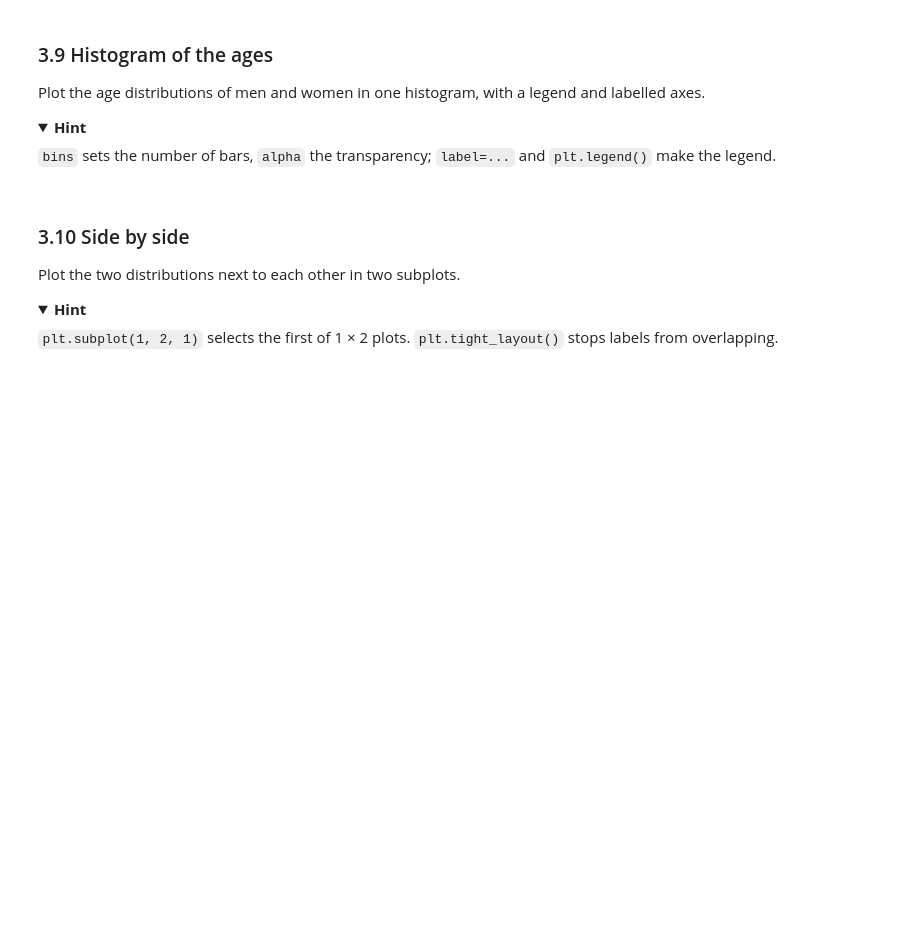
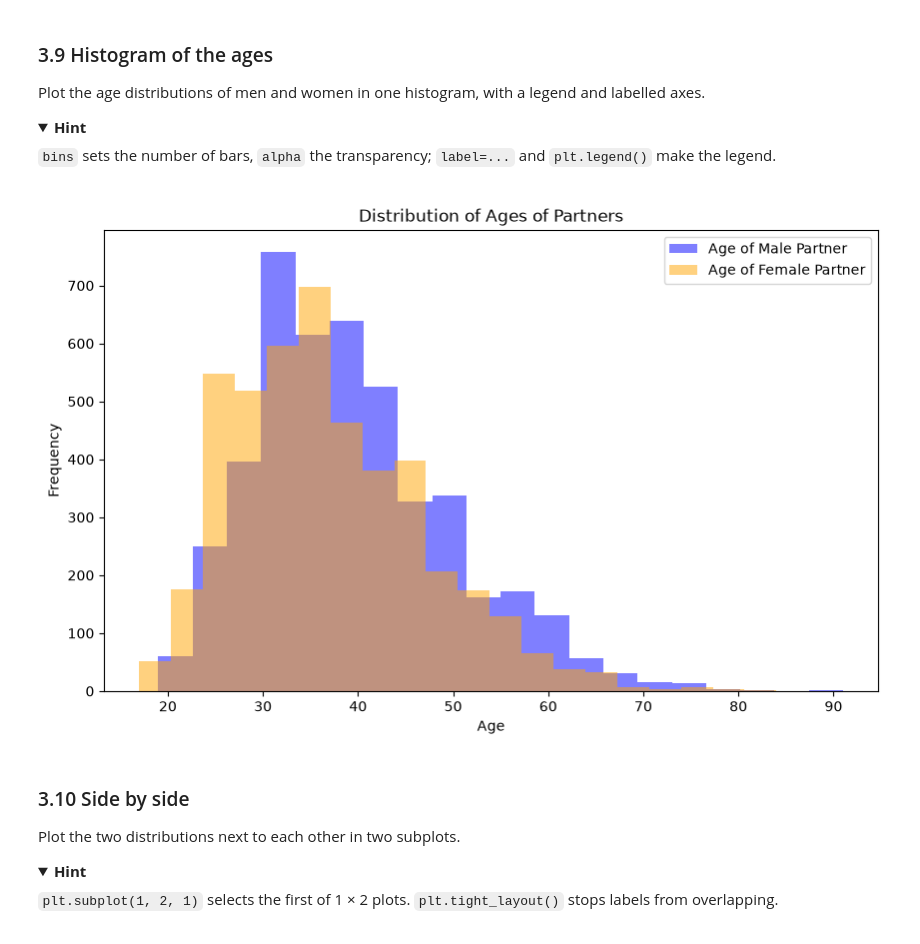
Before and after one commit to MathildevdH/Cognitive_Data_Science, a Jupyter notebook: UvACDS_Python_Exercise_2_analyzing_a_dataset.ipynb, the cells around one changed output. Cells and saved outputs as stored; diff of their text form; code cells hidden in the pictures; folded sections open; blank space fills up the shorter version.

```diff
--- a/UvACDS_Python_Exercise_2_analyzing_a_dataset.ipynb
+++ b/UvACDS_Python_Exercise_2_analyzing_a_dataset.ipynb
@@ -23,3 +40,6 @@ import matplotlib.pyplot as plt
 
 ### 2.1 Load the dataset
 Load `data/divorces_2000-2015_translated.csv` into `df_divorce` and show the first 10 rows.
+# %%
+df_divorce = pd.read_csv('data/divorces_2000-2015_translated.csv')
+df_divorce.head(10) # Load your dataset here
@@ -37,3 +116,6 @@ Compute statistics of the numeric columns. Any strange minimum or maximum values
 
 ### 3.1 Select columns
 Make a DataFrame `df_ages` with only `'Age_partner_man'`, `'Age_partner_woman'` and `'Marriage_duration'`.
+# %%
+df_ages = df_divorce[['Age_partner_man', 'Age_partner_woman', 'Marriage_duration']].copy()
+df_ages.head(100)
@@ -60,3 +178,7 @@ Keep only the rows where all three values are known.
 `.dropna()`
 
 </details>
+# %%
+df_ages_corrected = df_ages.dropna() # Drop rows with missing values in df_ages
+for column in df_ages_corrected.columns:
+    print(f"Column '{column}' has {df_ages_corrected[column].isnull().sum()} missing values.")
@@ -82,6 +250,17 @@ Plot the age distributions of men and women in one histogram, with a legend and
 `bins` sets the number of bars, `alpha` the transparency; `label=...` and `plt.legend()` make the legend.
 
 </details>
+# %%
+plt.figure(figsize=(10, 6))
+plt.hist(df_ages_corrected['Age_partner_man'], bins=20, alpha=0.5, label='Age of Male Partner', color='blue')
+plt.hist(df_ages_corrected['Age_partner_woman'], bins=20, alpha=0.5, label='Age of Female Partner', color='orange')
+plt.title('Distribution of Ages of Partners')
+plt.xlabel('Age')
+plt.ylabel('Frequency')
+plt.legend()
+plt.show()
+# %% [output]
+[figure, added]
 # %% [markdown]
 ### 3.10 Side by side
 Plot the two distributions next to each other in two subplots.
```
Also changed, not shown: parts of 38 cells of this notebook, 1 other file.
